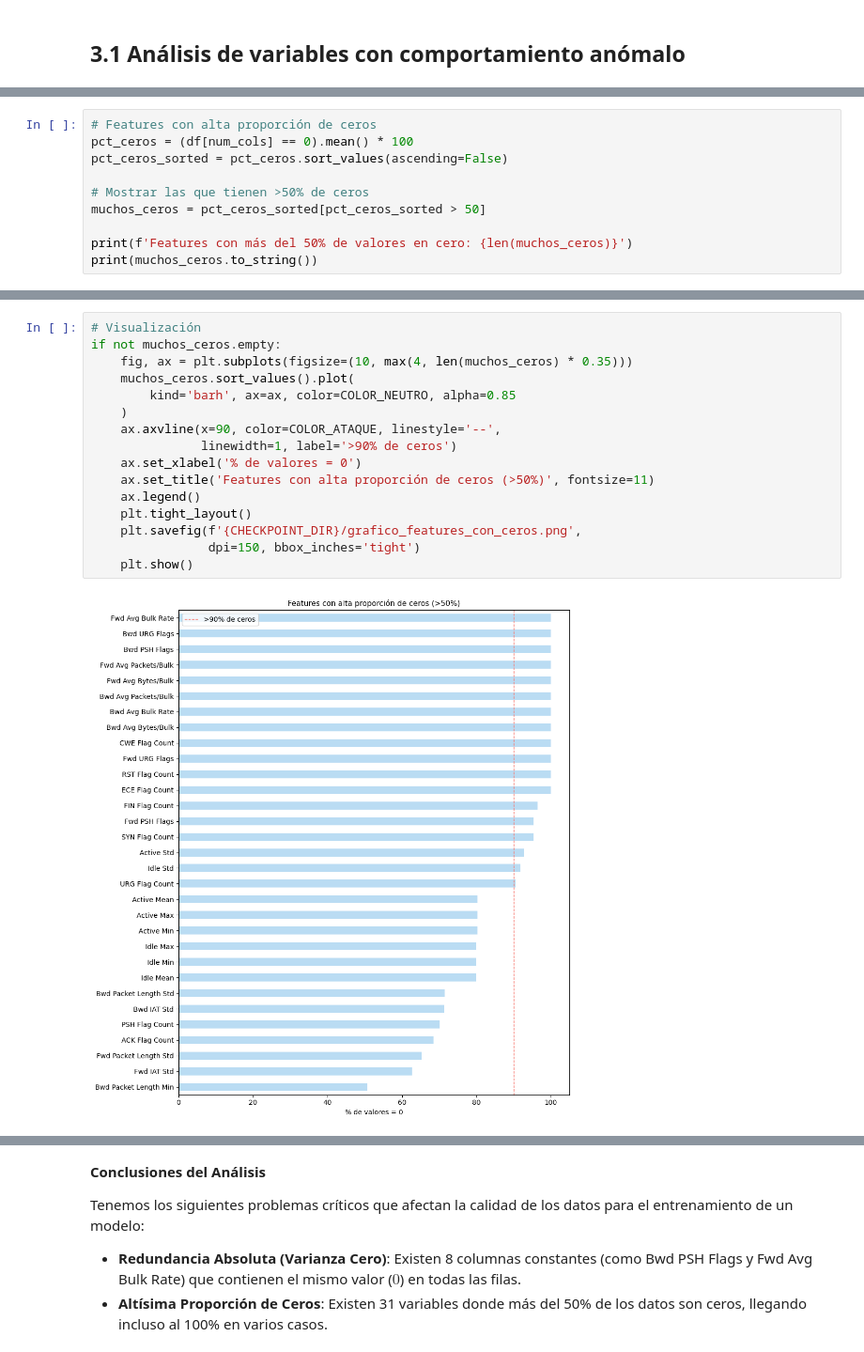
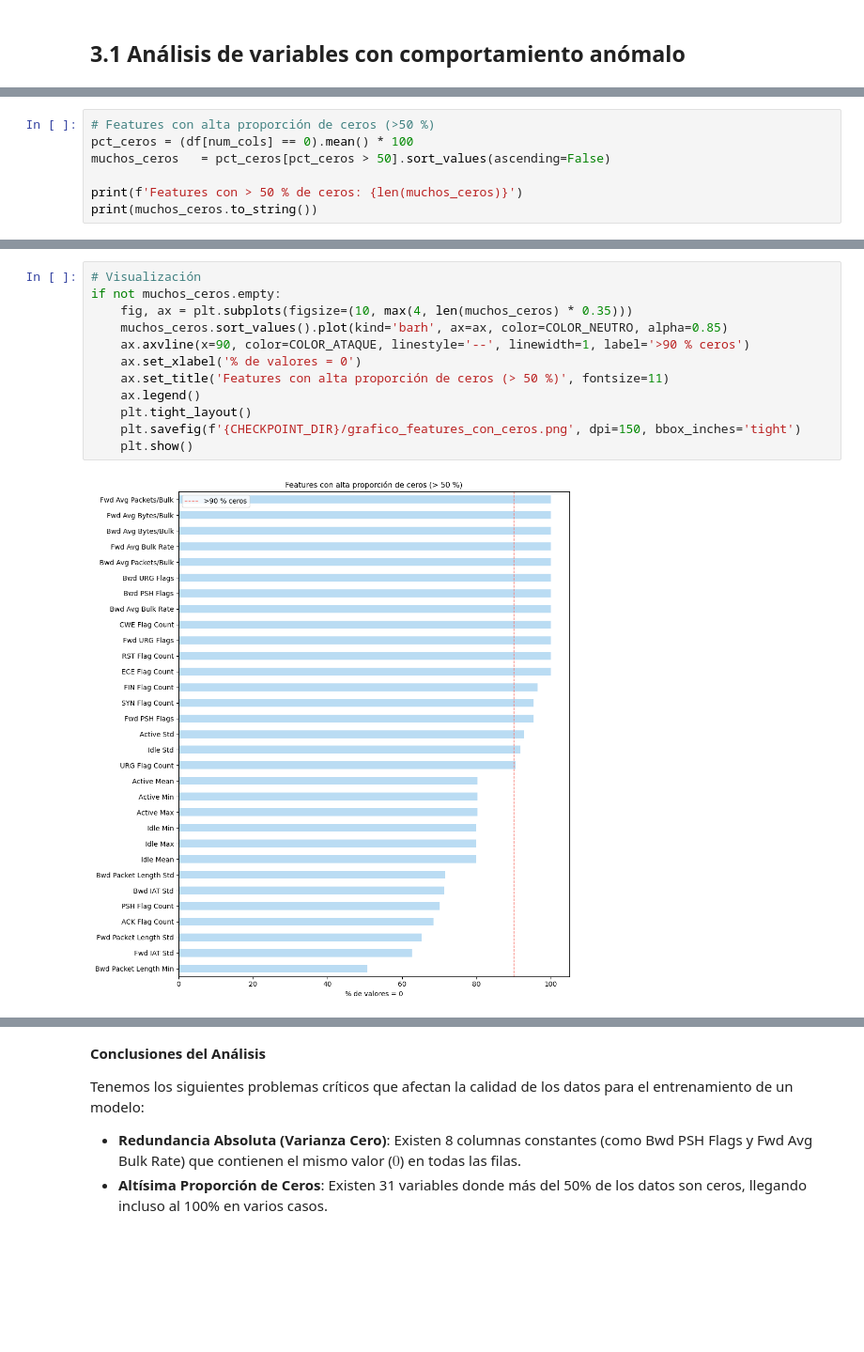
Before and after one commit to jotaeleb/tif-ciencias-de-datos, a Jupyter notebook: notebooks/proyecto.ipynb, the cells around one changed output, grey strips where cells are left out. Shown at 94% size. Cells and saved outputs as stored; diff of their text form; blank space fills up the shorter version.

```diff
--- a/notebooks/proyecto.ipynb
+++ b/notebooks/proyecto.ipynb
@@ -402,13 +437,10 @@ FEATURES CONSTANTES
   Bwd Avg Packets/Bulk: valor único = 0
   Bwd Avg Bulk Rate: valor único = 0
 # %%
-# Features con alta proporción de ceros
+# Features con alta proporción de ceros (>50 %)
 pct_ceros = (df[num_cols] == 0).mean() * 100
-pct_ceros_sorted = pct_ceros.sort_values(ascending=False)
+muchos_ceros   = pct_ceros[pct_ceros > 50].sort_values(ascending=False)
 
-# Mostrar las que tienen >50% de ceros
-muchos_ceros = pct_ceros_sorted[pct_ceros_sorted > 50]
-
-print(f'Features con más del 50% de valores en cero: {len(muchos_ceros)}')
+print(f'Features con > 50 % de ceros: {len(muchos_ceros)}')
 print(muchos_ceros.to_string())
 # %% [output]
@@ -432,20 +464,16 @@ Bwd Packet Length Min    50.77
 # %%
 # Visualización
 if not muchos_ceros.empty:
     fig, ax = plt.subplots(figsize=(10, max(4, len(muchos_ceros) * 0.35)))
-    muchos_ceros.sort_values().plot(
-        kind='barh', ax=ax, color=COLOR_NEUTRO, alpha=0.85
-    )
-    ax.axvline(x=90, color=COLOR_ATAQUE, linestyle='--',
-               linewidth=1, label='>90% de ceros')
+    muchos_ceros.sort_values().plot(kind='barh', ax=ax, color=COLOR_NEUTRO, alpha=0.85)
+    ax.axvline(x=90, color=COLOR_ATAQUE, linestyle='--', linewidth=1, label='>90 % ceros')
     ax.set_xlabel('% de valores = 0')
-    ax.set_title('Features con alta proporción de ceros (>50%)', fontsize=11)
+    ax.set_title('Features con alta proporción de ceros (> 50 %)', fontsize=11)
     ax.legend()
     plt.tight_layout()
-    plt.savefig(f'{CHECKPOINT_DIR}/grafico_features_con_ceros.png',
-                dpi=150, bbox_inches='tight')
+    plt.savefig(f'{CHECKPOINT_DIR}/grafico_features_con_ceros.png', dpi=150, bbox_inches='tight')
     plt.show()
 # %% [output]
-[figure, old version]
+[figure, new version]
 # %%
 # Features con valores negativos inesperados
```
Also changed, not shown: parts of 24 cells of this notebook.
